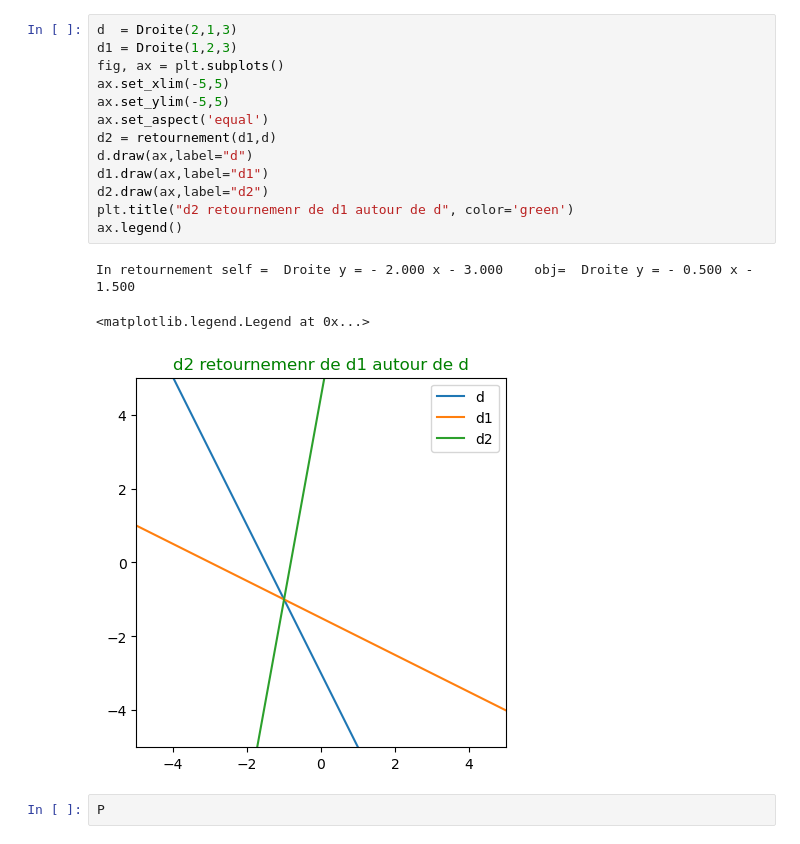
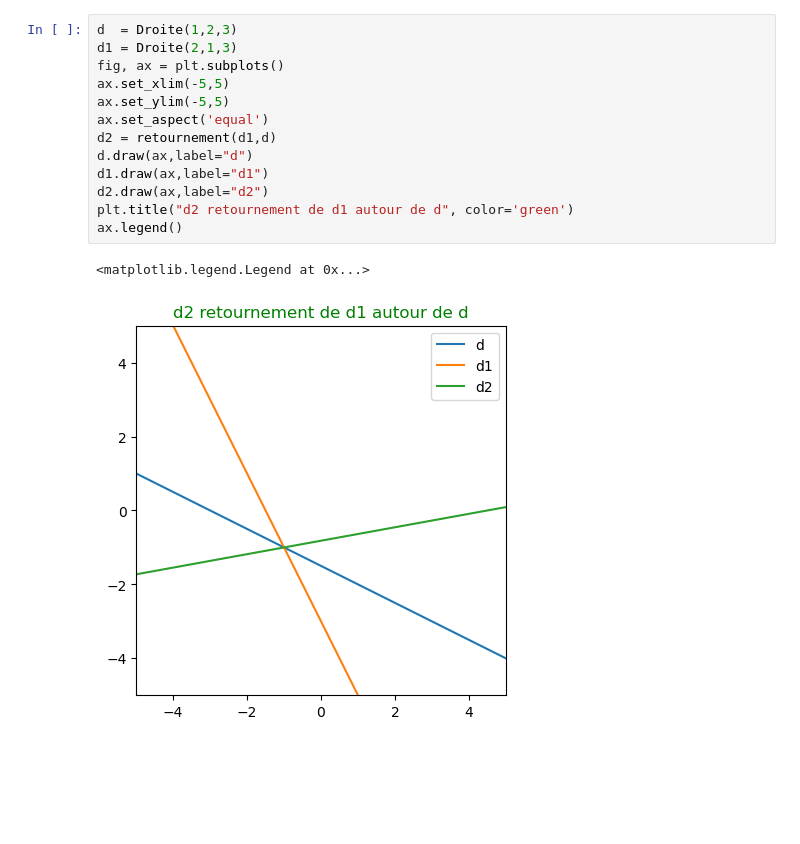
Before and after one commit to mhdeleglise/Formes2D, a Jupyter notebook: Constructions.ipynb, the cells around one changed output. Drawn from its saved outputs; the diff is of its cells as text; blank space fills up the shorter version.

```diff
--- a/Constructions.ipynb
+++ b/Constructions.ipynb
@@ -42,20 +52,17 @@ Text(0.5, 0.98, 'Intersection de droites')
 [figure]
 # %%
-d  = Droite(2,1,3)
-d1 = Droite(1,2,3)
+d  = Droite(1,2,3)
+d1 = Droite(2,1,3)
 fig, ax = plt.subplots()
 ax.set_xlim(-5,5)
 ax.set_ylim(-5,5)
 ax.set_aspect('equal')
 d2 = retournement(d1,d)
 d.draw(ax,label="d")
 d1.draw(ax,label="d1")
 d2.draw(ax,label="d2")
-plt.title("d2 retournemenr de d1 autour de d", color='green')
+plt.title("d2 retournement de d1 autour de d", color='green')
 ax.legend()
 # %% [output]
-In retournement self =  Droite y = - 2.000 x - 3.000    obj=  Droite y = - 0.500 x - 1.500
+<matplotlib.legend.Legend at 0x...>
-<matplotlib.legend.Legend at 0x...>
-[figure, old version]
+[figure, new version]
-# %%
-P
```
Also changed, not shown: parts of 12 cells of this notebook.
